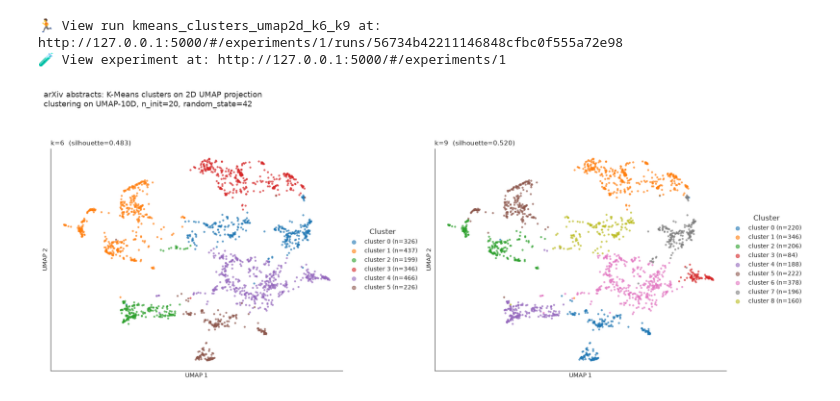
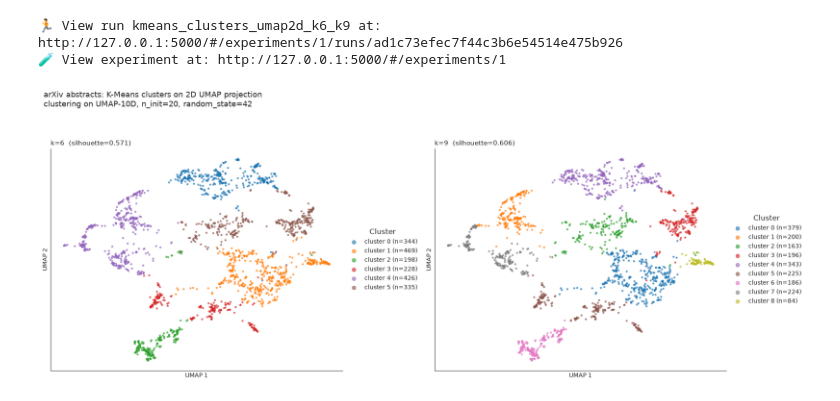
Before and after one commit to 3alae-22/Arix-Research-Paper-Recommendation-System, a Jupyter notebook: notebooks/03_training.ipynb, the cells around one changed output. Saved outputs shown, nothing was run; the diff lists cells and outputs as text; code cells hidden in the pictures.

Commit message:
Fine tuned the embedding model on google colab, and import it to use it for our analysis

```diff
--- a/notebooks/03_training.ipynb
+++ b/notebooks/03_training.ipynb
@@ -25,7 +25,7 @@ DATA_DIR = ROOT / "data"
 load_dotenv(ROOT / ".env")  # shell env wins; .env is optional
 
 MLFLOW_TRACKING_URI = os.getenv("MLFLOW_TRACKING_URI", "http://127.0.0.1:5000")
-MLFLOW_EXPERIMENT = os.getenv("MLFLOW_EXPERIMENT", "KMeans-clustering-v2")
+MLFLOW_EXPERIMENT = os.getenv("MLFLOW_EXPERIMENT", "KMeans-clustering")
 
 mlflow.set_tracking_uri(MLFLOW_TRACKING_URI)
 mlflow.set_experiment(MLFLOW_EXPERIMENT)
@@ -35,8 +35,9 @@ mlflow.set_experiment(MLFLOW_EXPERIMENT)
 sns.set_style("white")
 TAB10_PALETTE = sns.color_palette("tab10")
 # %%
-df = pd.read_csv(DATA_DIR / "arxiv_papers_preprocessed_v2.csv")
-X = np.load(DATA_DIR / "arxiv_embeddings_v2_v2.npy")
+df = pd.read_csv(DATA_DIR / "arxiv_papers_preprocessed.csv")
+X_v1 = np.load(DATA_DIR / "arxiv_embeddings_v1.npy")
+X_v2 = np.load(DATA_DIR / "arxiv_embeddings_v2.npy")
 # %%
 KMEANS_PARAMS = {"init": "k-means++", "n_init": 20, "random_state": 42}
 # %%
@@ -161,11 +211,11 @@ run(
 # %%
-X_norm = normalize(X)
+X_norm_v1 = normalize(X_v1)
 reducer = umap.UMAP(
     n_components=10, n_neighbors=15, min_dist=0.0, metric="cosine", random_state=42
 )
-X_umap = reducer.fit_transform(X_norm)
+X_umap = reducer.fit_transform(X_norm_v1)
 
-ks_umap, inertia_umap, silhouette_umap, models_umap = run(
+ks_umap, inertia_umap, silhouette_umap, models_umap_v1 = run(
     X_umap,
     "L2Norm_UMAP10",
     {
@@ -176,6 +226,6 @@ ks_umap, inertia_umap, silhouette_umap, models_umap = run(
         "umap_min_dist": 0.0,
         "umap_metric": "cosine",
     },
-    range(2, 17),
+    range(2, 11),
 )
 # %% [output]
@@ -199,0 +253,20 @@ ks_umap, inertia_umap, silhouette_umap, models_umap = run(
+# %%
+X_norm_v2 = normalize(X_v2)
+reducer = umap.UMAP(
+    n_components=10, n_neighbors=15, min_dist=0.0, metric="cosine", random_state=42
+)
+X_umap = reducer.fit_transform(X_norm_v2)
+
+ks_umap, inertia_umap, silhouette_umap, models_umap_v2 = run(
+    X_umap,
+    "L2Norm_UMAP10",
+    {
+        "preprocessing": "L2norm",
+        "reduction": "UMAP",
+        "umap_n_components": 10,
+        "umap_n_neighbors": 15,
+        "umap_min_dist": 0.0,
+        "umap_metric": "cosine",
+    },
+    range(2, 11),
+)
@@ -201,11 +296,11 @@ ks_umap, inertia_umap, silhouette_umap, models_umap = run(
 reducer_2d = umap.UMAP(
     n_components=2, n_neighbors=15, min_dist=0.0, metric="cosine", random_state=42
 )
-X_2d = reducer_2d.fit_transform(X_norm)
+X_2d = reducer_2d.fit_transform(X_norm_v1)
 
 
 candidate_ks = [6, 9]
-labels_by_k = {k: models_umap[k].labels_ for k in candidate_ks}
+labels_by_k = {k: models_umap_v1[k].labels_ for k in candidate_ks}
 sil_by_k = dict(zip(ks_umap, silhouette_umap))
 
 fig, axes = plt.subplots(1, 2, figsize=(18, 7))
@@ -240,32 +335,32 @@ for ax, k in zip(axes, candidate_ks):
         markerscale=2.5,
         fontsize=10,
         title_fontsize=12,
     )
 
 fig.suptitle(
     "arXiv abstracts: K-Means clusters on 2D UMAP projection\n"
     "clustering on UMAP-10D, n_init=20, random_state=42",
     x=0.01,
     ha="left",
     fontsize=13,
 )
 plt.tight_layout(rect=(0, 0, 1, 0.92))
 
 with mlflow.start_run(run_name="kmeans_clusters_umap2d_k6_k9"):
     mlflow.log_params(
         {
             "candidate_ks": str(candidate_ks),
             "clustering_space": "UMAP10",
             "viz_space": "UMAP2",
             "umap_n_neighbors": 15,
             "umap_min_dist": 0.0,
             "umap_metric": "cosine",
         }
     )
     mlflow.log_figure(fig, "kmeans_umap2d_k6_k9.png")
 
 plt.show()
 # %% [output]
-🏃 View run kmeans_clusters_umap2d_k6_k9 at: http://127.0.0.1:5000/#/experiments/1/runs/56734b42211146848cfbc0f555a72e98
+🏃 View run kmeans_clusters_umap2d_k6_k9 at: http://127.0.0.1:5000/#/experiments/1/runs/ad1c73efec7f44c3b6e54514e475b926
 🧪 View experiment at: http://127.0.0.1:5000/#/experiments/1
-[figure, old version]
+[figure, new version]
```
Also changed, not shown: parts of 8 cells of this notebook, 39 other files.
